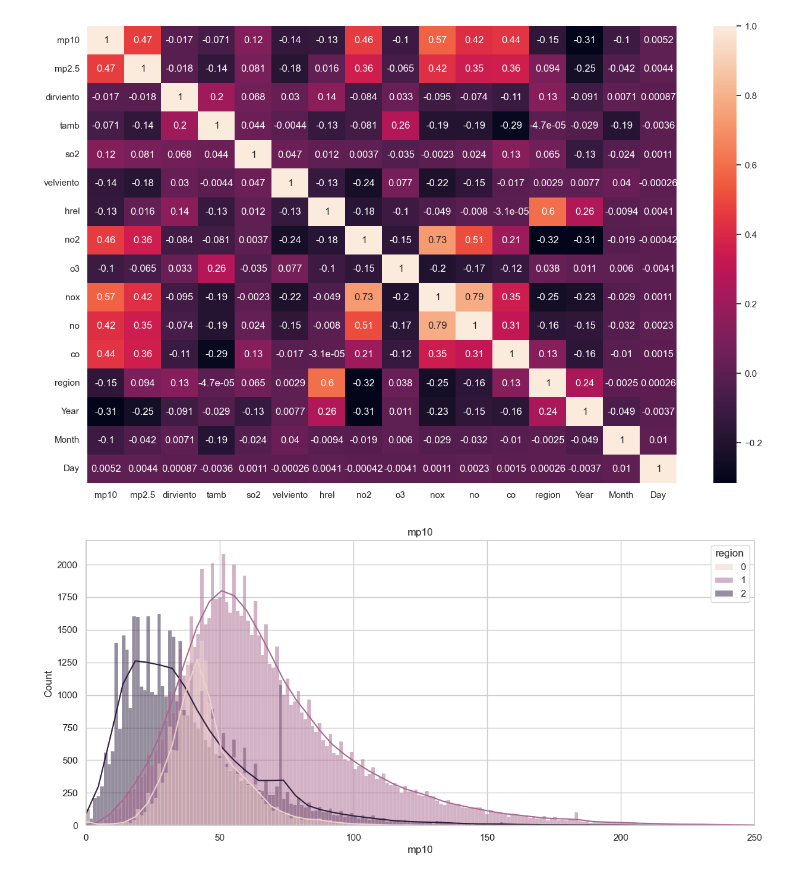
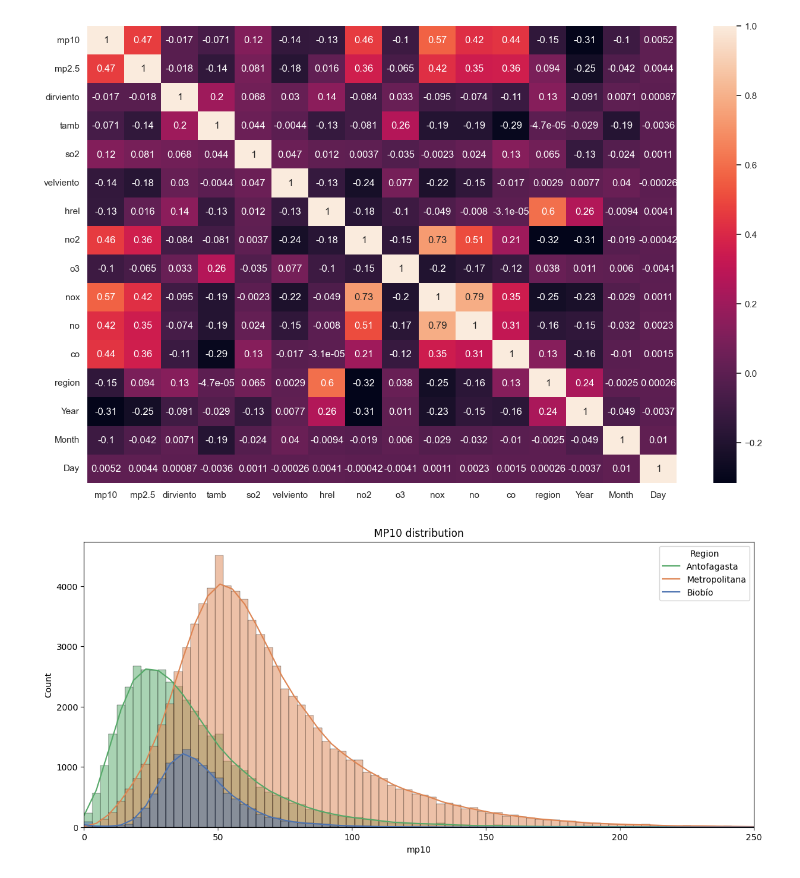
Before and after one commit to Benjaxmen/pm-prediction, a Jupyter notebook: Preprocessing.ipynb, the cells around one changed output. Drawn from its saved outputs; the diff is of its cells as text; code cells hidden in the pictures.

```diff
--- a/Preprocessing.ipynb
+++ b/Preprocessing.ipynb
@@ -345,13 +345,18 @@ sns.heatmap(corr, annot=True)
 <Axes: >
 [figure]
 # %%
+import matplotlib.pyplot as plt
+import seaborn as sns
 plt.figure(figsize=(14,6))
-sns.histplot(data=df,x='mp10',kde=True,hue='region')
+
+sns.histplot(data=df,x='mp10',kde=True,hue='region',palette='deep',bins=300)
+plt.legend(title='Region', loc='upper right', labels=['Antofagasta', 'Metropolitana','Biobío'])
 plt.xlim(0,250)
-plt.title("mp10")
+plt.title("MP10 distribution")
+plt.savefig('mp10.png')
 plt.show()
 # %% [output]
-[figure, old version]
+[figure, new version]
 # %%
 !pip install utm
 # %% [output]
```
Also changed, not shown: 10 other files.
